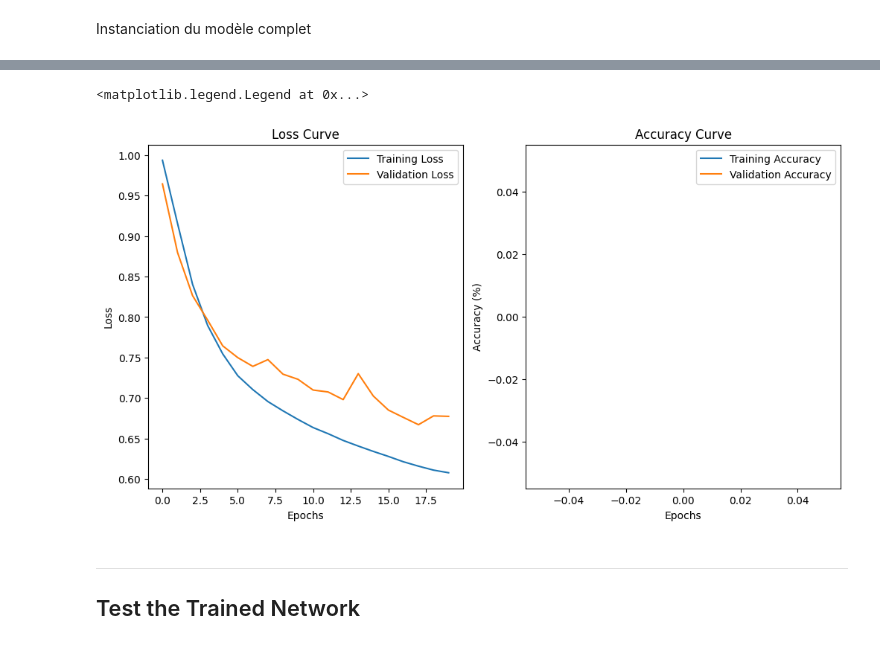
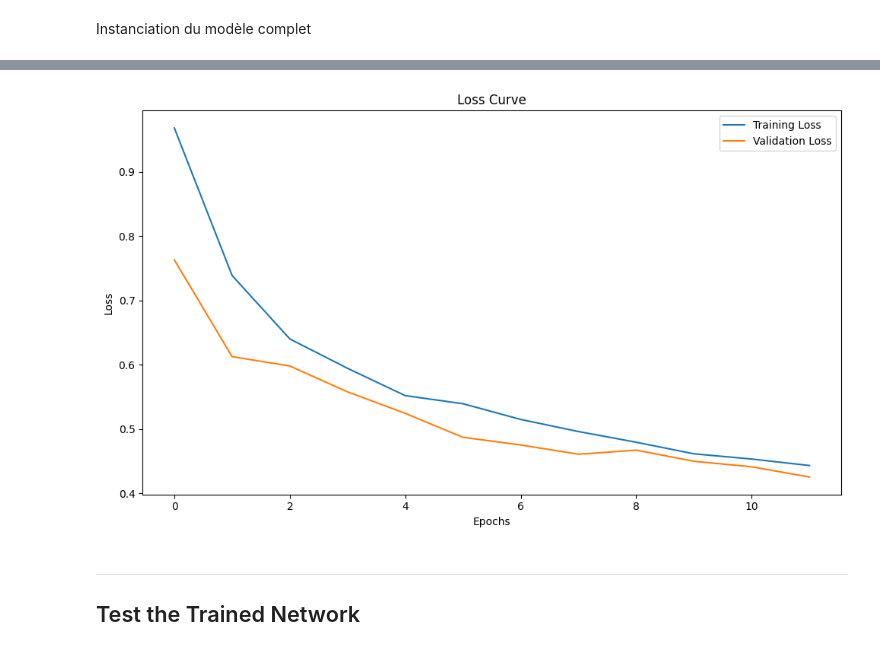
Before and after one commit to deubn31/PTI-Analyse-Classification-de-signaux-EEG, a Jupyter notebook: PainAttnNet_Implementation copy.ipynb, the cells around one changed output, grey strips where cells are left out. Drawn from its saved outputs; the diff is of its cells as text; code cells hidden in the pictures.

```diff
--- a/PainAttnNet_Implementation copy.ipynb
+++ b/PainAttnNet_Implementation copy.ipynb
@@ -295,7 +295,7 @@ val_data = torch.utils.data.ConcatDataset(val_data_list)
 test_data = torch.utils.data.ConcatDataset(test_data_list)
 
 # Create DataLoaders
-batch_size = 1  # taille du batch
+batch_size = 2  # taille du batch
 train_loader = DataLoader(train_data, batch_size=batch_size, shuffle=True)
 valid_loader = DataLoader(val_data, batch_size=batch_size, shuffle=False)
 test_loader = DataLoader(test_data, batch_size=batch_size, shuffle=False)
@@ -1096,15 +1075,15 @@ class PainAttnNet(nn.Module):
         N = 1
         # Model dimension from MSCN
         #model_dim = 75
-        self.model_dim = 80
+        model_dim = 256
         # Dimension of MLP in Transformer Encoder
         d_mlp = 30
         # Number of attention heads
-        num_heads = 5
+        num_heads = 8
         dropout = 0.1
         # Output SEResNet size
         #senet_reduced_size = 30
-        self.senet_reduced_size = 5
+        senet_reduced_size = 32
         #num_classes
         #num_classes=5
 
@@ -1119,19 +1098,19 @@ class PainAttnNet(nn.Module):
         stride_medium=5 #anciennement 10
         stride_long=9 #anciennement 17
         # Multiscale Convolutional Network
-        self.mscn = MSCN(mscn_output_channels,self.model_dim,kernel_size_short,kernel_size_medium,kernel_size_long,stride_short,stride_medium,stride_long)
+        self.mscn = MSCN(mscn_output_channels,model_dim,kernel_size_short,kernel_size_medium,kernel_size_long,stride_short,stride_medium,stride_long)
         # SEResNet
-        self.seresnet = SEResNet(self.senet_reduced_size, 1, mscn_output_channels*3)
+        self.seresnet = SEResNet(senet_reduced_size, 1, mscn_output_channels*3)
         # Transformer Encoder
 
-        self.encoderWrapper = EncoderWrapper(num_heads, self.model_dim, self.senet_reduced_size, d_mlp, dropout, N)
+        self.encoderWrapper = EncoderWrapper(num_heads, model_dim, senet_reduced_size, d_mlp, dropout, N)
         # self.encoderWrapper = EncoderWrapper(num_heads, model_dim, mscn_output_channels*3, d_mlp, dropout, N)
 
         # Latent Decoder
         #self.decoder = LatentDecoder(num_heads, model_dim, senet_reduced_size, d_mlp, dropout, N)
         #self.decoder = Decoder2(model_dim, senet_reduced_size)
 
-        self.decoder = SignalDecoder(self.senet_reduced_size, self.model_dim)
+        self.decoder = SignalDecoder(senet_reduced_size, model_dim)
         # self.decoder = SignalDecoder(mscn_output_channels*3, model_dim)
 
 
@@ -1146,7 +1125,7 @@ class PainAttnNet(nn.Module):
         # print(transformer_feat.shape)
         decoder = self.decoder(transformer_feat)
         # print(decoder.shape)
-        return decoder, transformer_feat,se_feat
+        return decoder
 
 # Create the model
 device = torch.device("cuda" if torch.cuda.is_available() else "cpu")
@@ -1182,7 +1161,7 @@ Total number of parameters : 282461
 # %%
 # Entraînement du modèle
-learning_rate = 0.001
-n_epochs = 20
+learning_rate = 0.007
+n_epochs = 100
 
 # Spécification de la fonction de perte
 criterion = nn.MSELoss()
@@ -1221,10 +1200,10 @@ for epoch in range(n_epochs):
         # Réinitialiser les gradients
         optimizer.zero_grad()
 
-        # Forward pass: obtenir les prédictions du modèle sur les données masquées
-        output,transformer_feat,se_feat = model(x_masked)
+        # Forward pass
+        output = model(x_masked)
 
-        # Calculer la perte sur l'ensemble du signal
+        # Calcul de la perte
         loss = criterion(output, x_original)
 
         # Backpropagation
@@ -1250,9 +1229,6 @@ for epoch in range(n_epochs):
         valid_loader = tqdm(valid_loader, desc=f"Epoch {epoch+1}/{n_epochs} [Validation]")
         for batch_data in valid_loader:
             x_masked, mask, x_original, labels = [item.to(device).float() for item in batch_data]
-
-            # Forward pass
-            output,transformer_feat,se_feat = model(x_masked)
             mask = mask.squeeze(1).bool()
             x_original = x_original.squeeze(1)
 
@@ -1302,29 +1279,21 @@ Epoch 9: Train Loss: 0.739545, Valid Loss: 0.762121, Reconstruction Error: 0.762
 # %%
 ## Display train / valid curves
 
 # Plot loss curves
-plt.figure(figsize=(12, 6))
+plt.figure(figsize=(10, 6))
 
 # Plotting Training and Validation Loss
-plt.subplot(1, 2, 1)
 plt.plot(train_losses, label='Training Loss')
 plt.plot(valid_losses, label='Validation Loss')
 plt.title('Loss Curve')
 plt.xlabel('Epochs')
 plt.ylabel('Loss')
 plt.legend()
 
-# Plotting Training and Validation Accuracy
-plt.subplot(1, 2, 2)
-plt.plot(train_accuracies, label='Training Accuracy')
-plt.plot(valid_accuracies, label='Validation Accuracy')
-plt.title('Accuracy Curve')
-plt.xlabel('Epochs')
-plt.ylabel('Accuracy (%)')
-plt.legend()
+plt.tight_layout()
+plt.show()
 # %% [output]
-<matplotlib.legend.Legend at 0x...>
-[figure, old version]
+[figure, new version]
 # %% [markdown]
 ---
 ## Test the Trained Network
```
Also changed, not shown: parts of 10 cells of this notebook.
